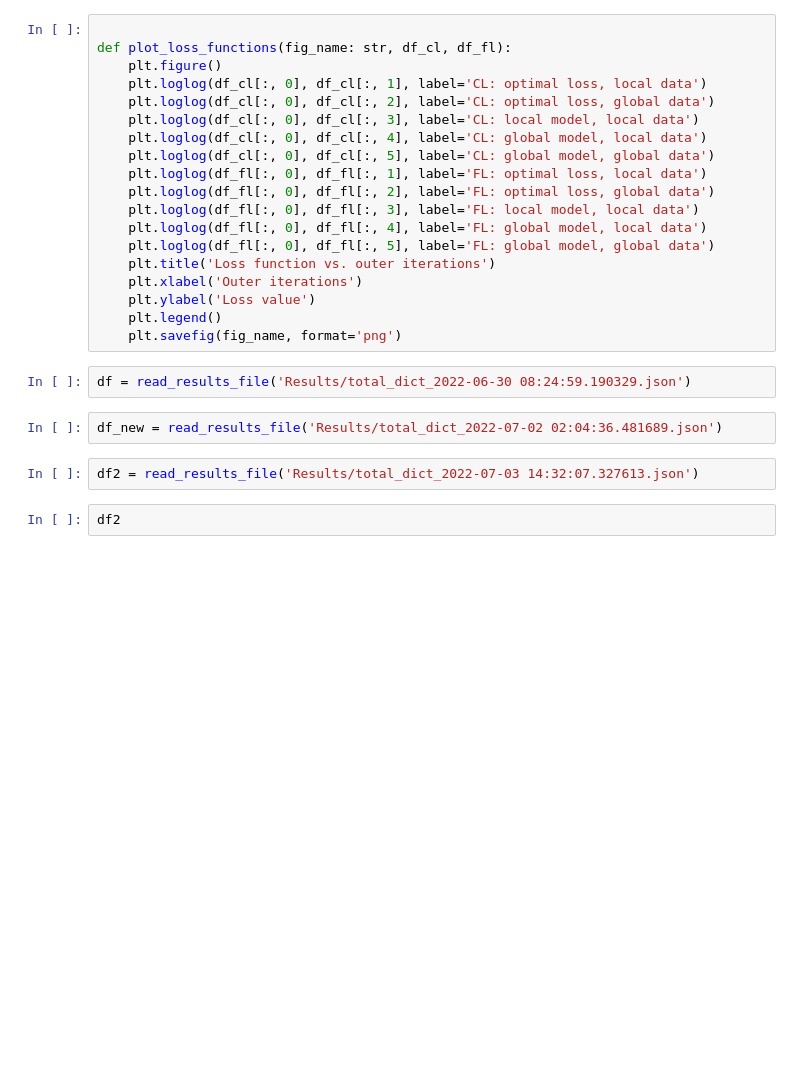
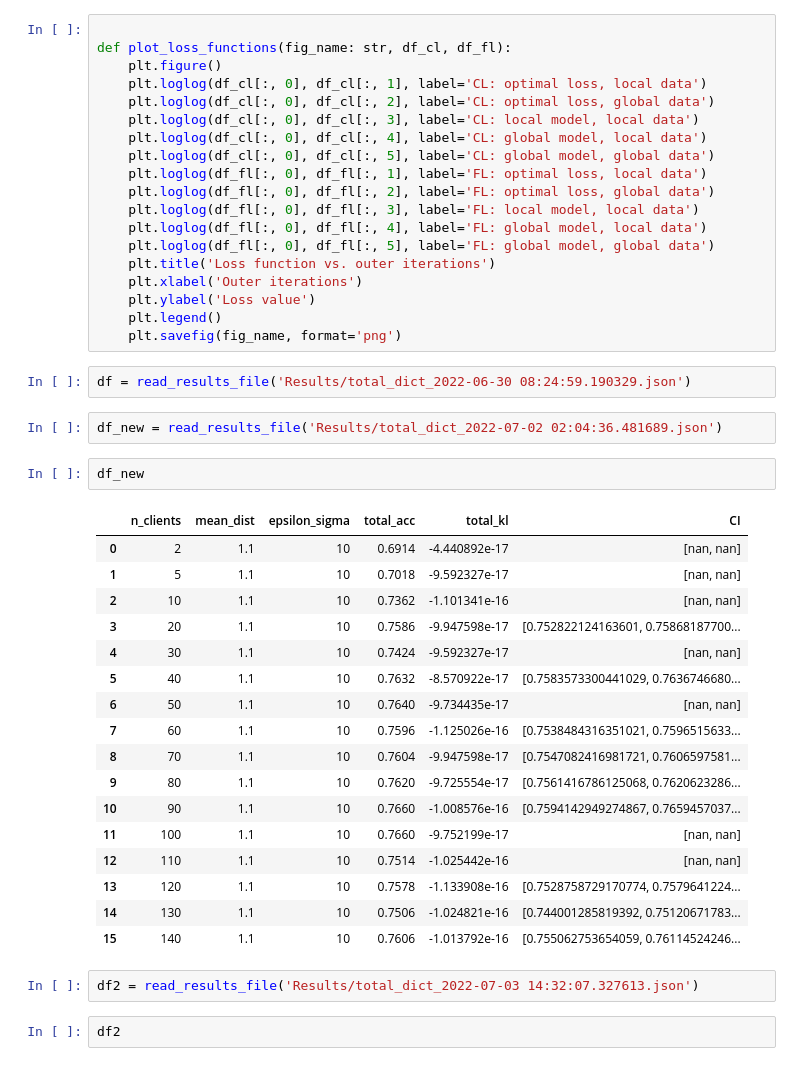
Before and after one commit to romyho-w/Thesis_FL_Ectrie, a Jupyter notebook: plot_results2.ipynb, the cells around one changed output. Drawn from its saved outputs; the diff is of its cells as text; blank space fills up the shorter version.

```diff
--- a/plot_results2.ipynb
+++ b/plot_results2.ipynb
@@ -99,6 +99,26 @@ def plot_loss_functions(fig_name: str, df_cl, df_fl):
 df = read_results_file('Results/total_dict_2022-06-30 08:24:59.190329.json')
 # %%
 df_new = read_results_file('Results/total_dict_2022-07-02 02:04:36.481689.json')
+# %%
+df_new
+# %% [output]
+|  | n_clients | mean_dist | epsilon_sigma | total_acc | total_kl | CI |
+| 0 | 2 | 1.1 | 10 | 0.6914 | -4.440892e-17 | [nan, nan] |
+| 1 | 5 | 1.1 | 10 | 0.7018 | -9.592327e-17 | [nan, nan] |
+| 2 | 10 | 1.1 | 10 | 0.7362 | -1.101341e-16 | [nan, nan] |
+| 3 | 20 | 1.1 | 10 | 0.7586 | -9.947598e-17 | [0.752822124163601, 0.75868187700... |
+| 4 | 30 | 1.1 | 10 | 0.7424 | -9.592327e-17 | [nan, nan] |
+| 5 | 40 | 1.1 | 10 | 0.7632 | -8.570922e-17 | [0.7583573300441029, 0.7636746680... |
+| 6 | 50 | 1.1 | 10 | 0.7640 | -9.734435e-17 | [nan, nan] |
+| 7 | 60 | 1.1 | 10 | 0.7596 | -1.125026e-16 | [0.7538484316351021, 0.7596515633... |
+| 8 | 70 | 1.1 | 10 | 0.7604 | -9.947598e-17 | [0.7547082416981721, 0.7606597581... |
+| 9 | 80 | 1.1 | 10 | 0.7620 | -9.725554e-17 | [0.7561416786125068, 0.7620623286... |
+| 10 | 90 | 1.1 | 10 | 0.7660 | -1.008576e-16 | [0.7594142949274867, 0.7659457037... |
+| 11 | 100 | 1.1 | 10 | 0.7660 | -9.752199e-17 | [nan, nan] |
+| 12 | 110 | 1.1 | 10 | 0.7514 | -1.025442e-16 | [nan, nan] |
+| 13 | 120 | 1.1 | 10 | 0.7578 | -1.133908e-16 | [0.7528758729170774, 0.7579641224... |
+| 14 | 130 | 1.1 | 10 | 0.7506 | -1.024821e-16 | [0.744001285819392, 0.75120671783... |
+| 15 | 140 | 1.1 | 10 | 0.7606 | -1.013792e-16 | [0.755062753654059, 0.76114524246... |
 # %%
 df2 = read_results_file('Results/total_dict_2022-07-03 14:32:07.327613.json')
 # %%
```
Also changed, not shown: parts of 14 cells of this notebook, 4 other files.
